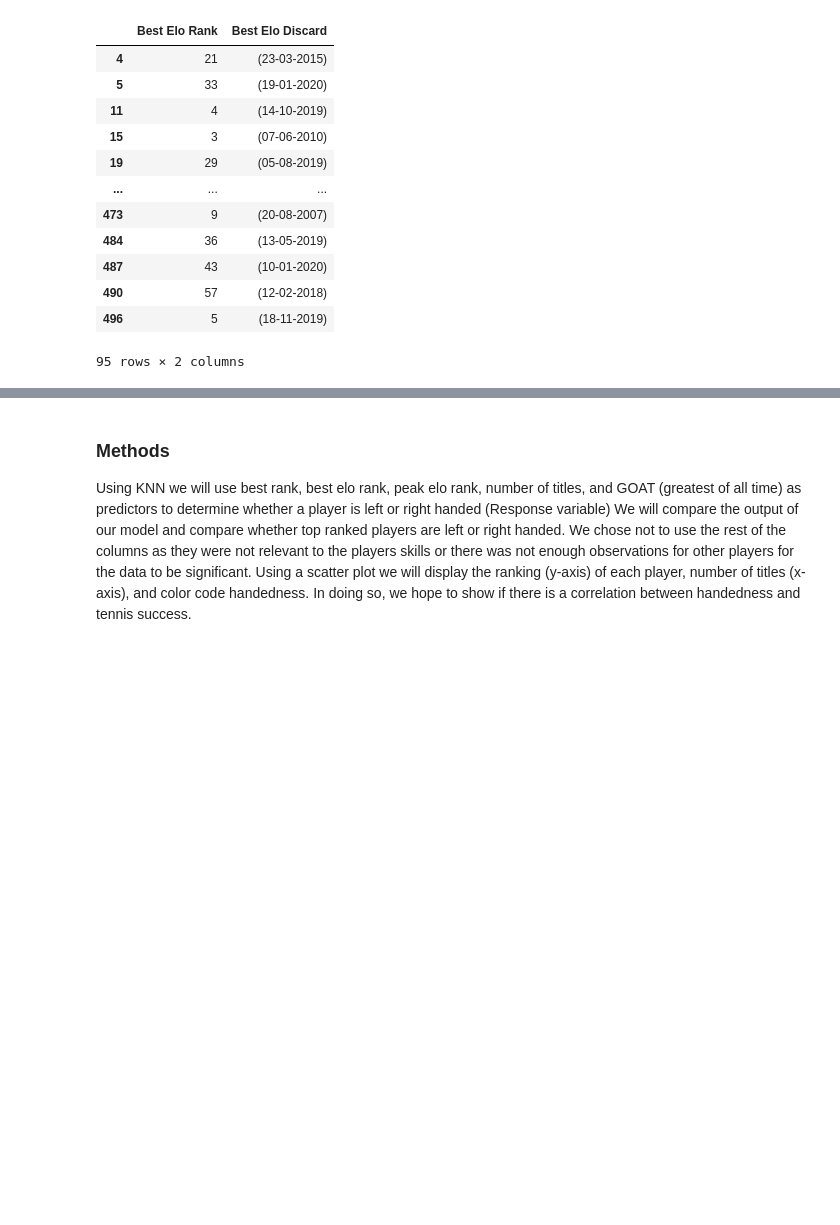
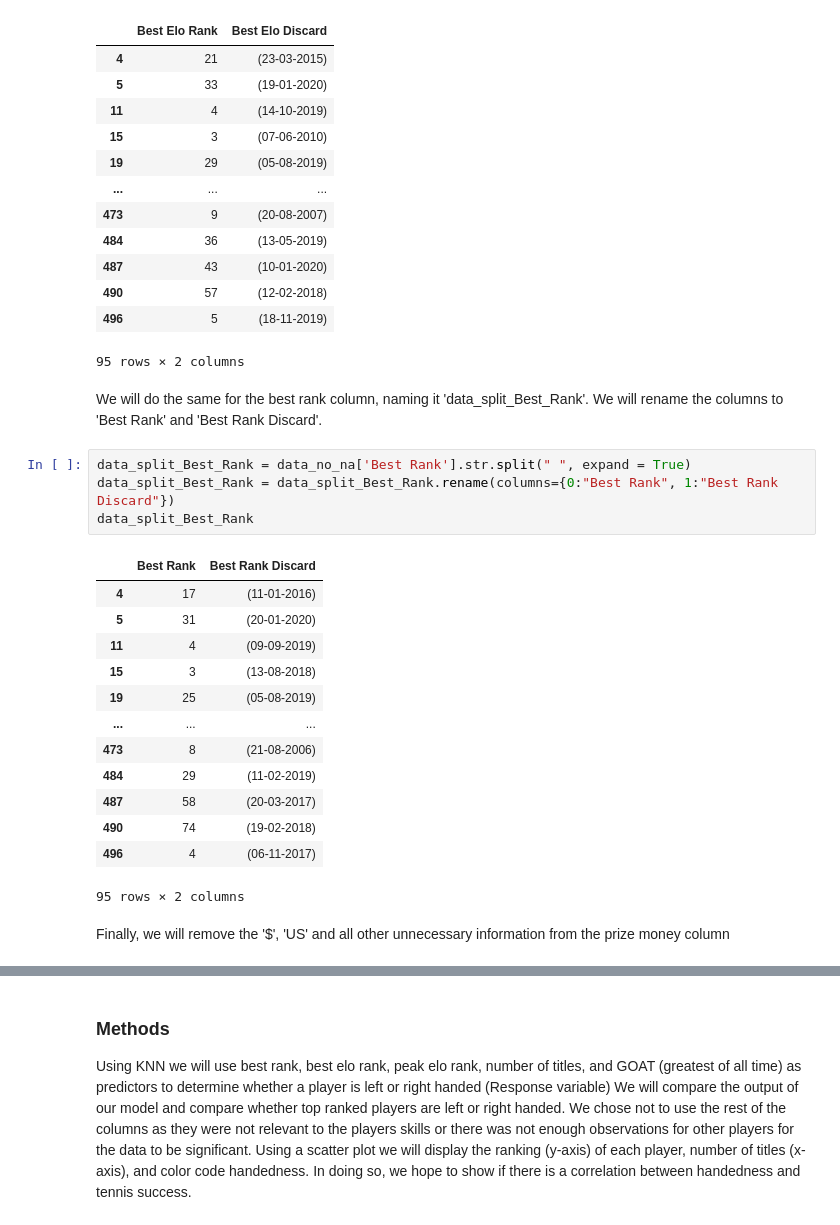
Before and after one commit to Rehnoor/Tennis_Handedness, a Jupyter notebook: Documents/project_proposal.ipynb, the cells around one changed output, grey strips where cells are left out. Cells and saved outputs as stored; diff of their text form; blank space fills up the shorter version.

Commit message:
Changes to Project
cleaning prize money column

```diff
--- a/Documents/project_proposal.ipynb
+++ b/Documents/project_proposal.ipynb
@@ -167,3 +167,25 @@ data_split_Best_Elo
 | 490 | 57 | (12-02-2018) |
 | 496 | 5 | (18-11-2019) |
 95 rows × 2 columns
+# %% [markdown]
+We will do the same for the best rank column, naming it 'data_split_Best_Rank'. We will rename the columns to 'Best Rank' and 'Best Rank Discard'.
+# %%
+data_split_Best_Rank = data_no_na['Best Rank'].str.split(" ", expand = True)
+data_split_Best_Rank = data_split_Best_Rank.rename(columns={0:"Best Rank", 1:"Best Rank Discard"})
+data_split_Best_Rank
+# %% [output]
+|  | Best Rank | Best Rank Discard |
+| 4 | 17 | (11-01-2016) |
+| 5 | 31 | (20-01-2020) |
+| 11 | 4 | (09-09-2019) |
+| 15 | 3 | (13-08-2018) |
+| 19 | 25 | (05-08-2019) |
+| ... | ... | ... |
+| 473 | 8 | (21-08-2006) |
+| 484 | 29 | (11-02-2019) |
+| 487 | 58 | (20-03-2017) |
+| 490 | 74 | (19-02-2018) |
+| 496 | 4 | (06-11-2017) |
+95 rows × 2 columns
+# %% [markdown]
+Finally, we will remove the '$', 'US' and all other unnecessary information from the prize money column
```
Also changed, not shown: parts of 1 cell of this notebook.
